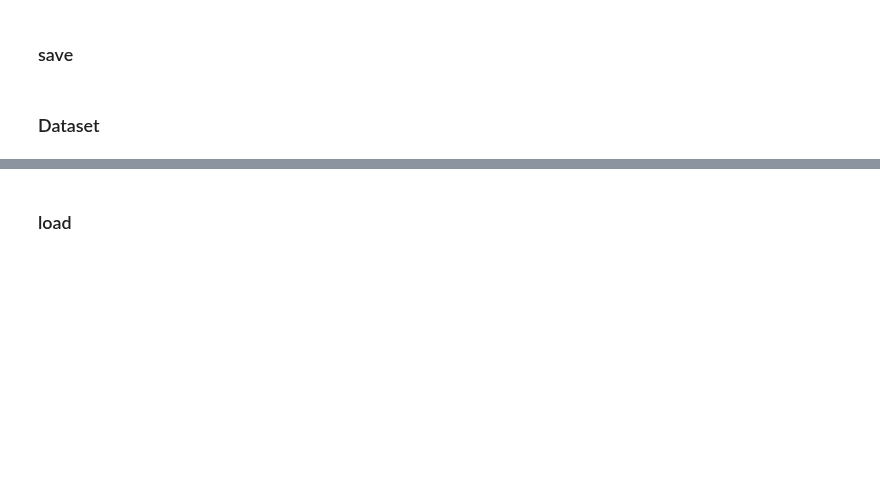
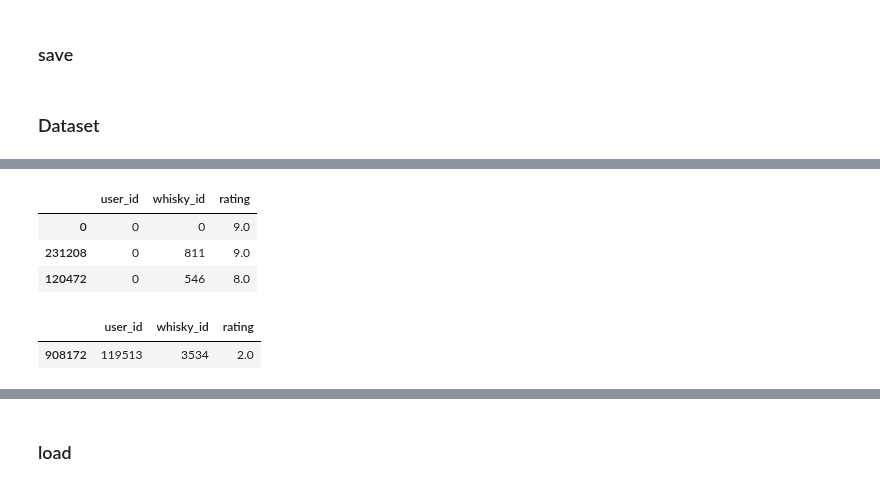
Before and after one commit to ludwings0330/Whizzle, a Jupyter notebook: model/v3/학습용_item_features_model_modified.ipynb, the cells around one changed output, grey strips where cells are left out. Cells and saved outputs as stored; diff of their text form; code cells hidden in the pictures; blank space fills up the shorter version.

```diff
--- a/model/v3/학습용_item_features_model_modified.ipynb
+++ b/model/v3/학습용_item_features_model_modified.ipynb
@@ -379,0 +468,12 @@ dataset.fit(users=train_users_df.index.unique(),
+# %%
+b_rating.loc[b_rating["user_id"]==0]
+# %% [output]
+|  | user_id | whisky_id | rating |
+| 0 | 0 | 0 | 9.0 |
+| 231208 | 0 | 811 | 9.0 |
+| 120472 | 0 | 546 | 8.0 |
+# %%
+a_rating.loc[a_rating["user_id"]==119513]
+# %% [output]
+|  | user_id | whisky_id | rating |
+| 908172 | 119513 | 3534 | 2.0 |
```
Also changed, not shown: parts of 27 cells of this notebook, 1 other file.
